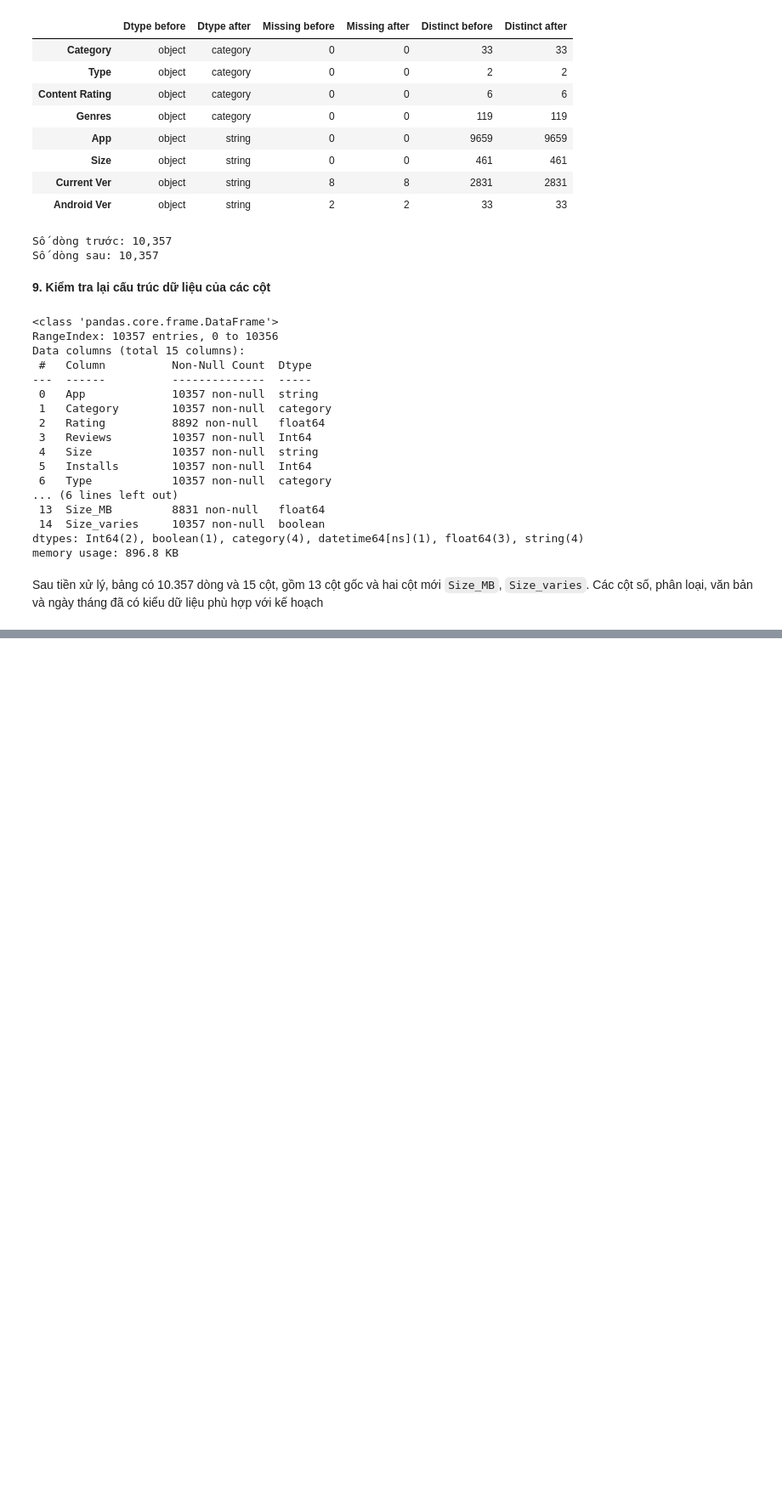
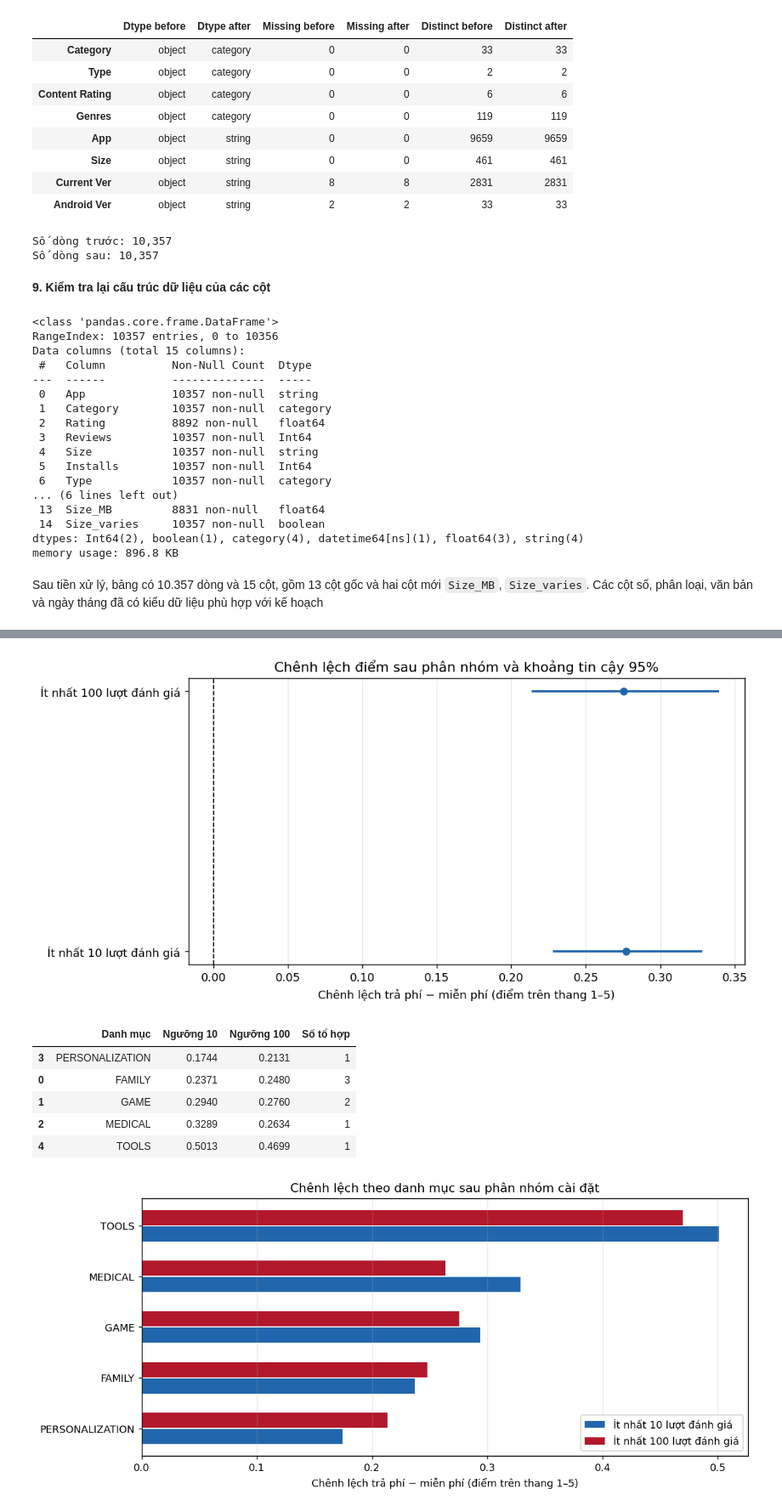
Before and after one commit to Homeless05/google-play-store-apps-analysis, a Jupyter notebook: notebooks/02_analysis.ipynb, the cells around one changed output, grey strips where cells are left out. Shown at 85% size. Saved outputs shown, nothing was run; the diff lists cells and outputs as text; code cells hidden in the pictures; blank space fills up the shorter version.

```diff
--- a/notebooks/02_analysis.ipynb
+++ b/notebooks/02_analysis.ipynb
@@ -429,0 +707,73 @@ Sau tiền xử lý, bảng có 10.357 dòng và 15 cột, gồm 13 cột gốc
+# %%
+from io import BytesIO
+from matplotlib.figure import Figure
+from matplotlib.backends.backend_agg import FigureCanvasAgg
+from IPython.display import Image, display
+
+# Hiển thị trực tiếp ảnh để không phụ thuộc bộ giao diện vẽ tương tác.
+def q1_show_figure(figure):
+    buffer = BytesIO()
+    FigureCanvasAgg(figure)
+    figure.savefig(buffer, format="png", dpi=130, bbox_inches="tight")
+    display(Image(data=buffer.getvalue()))
+
+# ---------- Biểu đồ 1: Chênh lệch tổng hợp và khoảng tin cậy ----------
+fig_summary = Figure(figsize=(9, 4.5))
+ax = fig_summary.subplots()
+positions = np.arange(len(q1_statistics))
+values = q1_statistics["Chênh lệch sau phân nhóm"].to_numpy()
+low = q1_statistics["Cận dưới 95%"].to_numpy()
+high = q1_statistics["Cận trên 95%"].to_numpy()
+ax.hlines(positions, low, high, color="#2166ac", linewidth=2)
+ax.scatter(values, positions, color="#2166ac", zorder=3)
+ax.axvline(0, color="black", linestyle="--", linewidth=1)
+ax.set_yticks(positions)
+ax.set_yticklabels(["Ít nhất 10 lượt đánh giá", "Ít nhất 100 lượt đánh giá"])
+ax.set_xlabel("Chênh lệch trả phí − miễn phí (điểm trên thang 1–5)")
+ax.set_title("Chênh lệch điểm sau phân nhóm và khoảng tin cậy 95%")
+ax.grid(axis="x", alpha=0.3)
+fig_summary.tight_layout()
+q1_show_figure(fig_summary)
+
+# ---------- Biểu đồ 2: Chênh lệch theo danh mục ----------
+q1_group_differences = pd.DataFrame(index=q1_common_groups)
+for threshold in [10, 100]:
+    means, _ = q1_group_means(q1_packed[threshold])
+    q1_group_differences[f"Ngưỡng {threshold}"] = means[:, 1] - means[:, 0]
+q1_group_differences["Trọng số"] = q1_weights
+q1_category_rows = []
+for category, frame in q1_group_differences.groupby(level="Category", observed=True):
+    weights = frame["Trọng số"] / frame["Trọng số"].sum()
+    q1_category_rows.append({
+        "Danh mục": category,
+        "Ngưỡng 10": float(weights @ frame["Ngưỡng 10"]),
+        "Ngưỡng 100": float(weights @ frame["Ngưỡng 100"]),
+        "Số tổ hợp": len(frame)
+    })
+q1_category_results = pd.DataFrame(q1_category_rows).sort_values("Ngưỡng 10")
+display(q1_category_results.round(4))
+
+fig_categories = Figure(figsize=(10, max(4.5, len(q1_category_results) * 0.5)))
+ax = fig_categories.subplots()
+positions = np.arange(len(q1_category_results))
+for offset, threshold, color in [(-0.16, 10, "#2166ac"), (0.16, 100, "#b2182b")]:
+    ax.barh(positions + offset, q1_category_results[f"Ngưỡng {threshold}"],
+            height=0.3, color=color, label=f"Ít nhất {threshold} lượt đánh giá")
+ax.set_yticks(positions)
+ax.set_yticklabels(q1_category_results["Danh mục"])
+ax.axvline(0, color="black", linestyle="--", linewidth=1)
+ax.set_xlabel("Chênh lệch trả phí − miễn phí (điểm trên thang 1–5)")
+ax.set_title("Chênh lệch theo danh mục sau phân nhóm cài đặt")
+ax.legend()
+ax.grid(axis="x", alpha=0.3)
+fig_categories.tight_layout()
+q1_show_figure(fig_categories)
+# %% [output]
+[figure, added]
+|  | Danh mục | Ngưỡng 10 | Ngưỡng 100 | Số tổ hợp |
+| 3 | PERSONALIZATION | 0.1744 | 0.2131 | 1 |
+| 0 | FAMILY | 0.2371 | 0.2480 | 3 |
+| 1 | GAME | 0.2940 | 0.2760 | 2 |
+| 2 | MEDICAL | 0.3289 | 0.2634 | 1 |
+| 4 | TOOLS | 0.5013 | 0.4699 | 1 |
+[figure, added]
```
Also changed, not shown: parts of 14 cells of this notebook.
